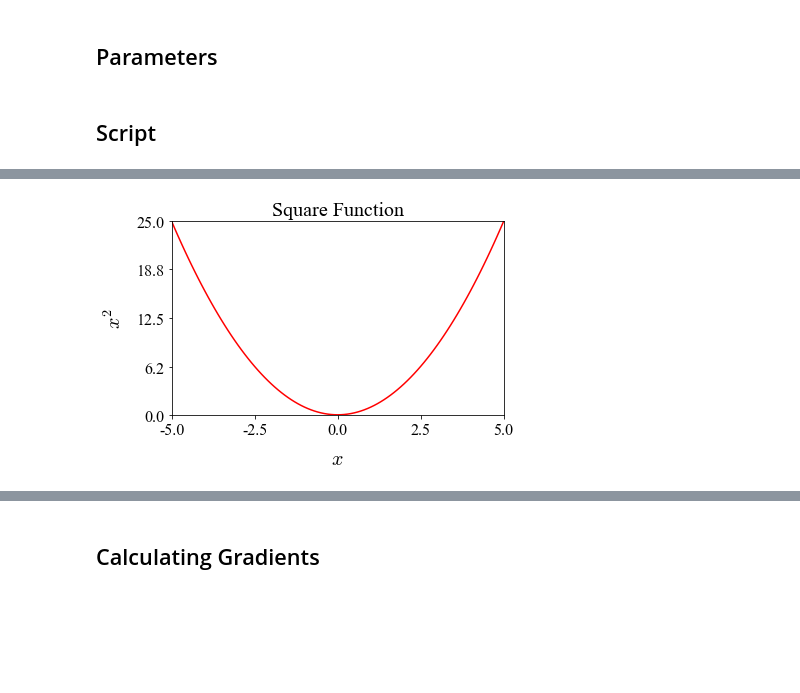
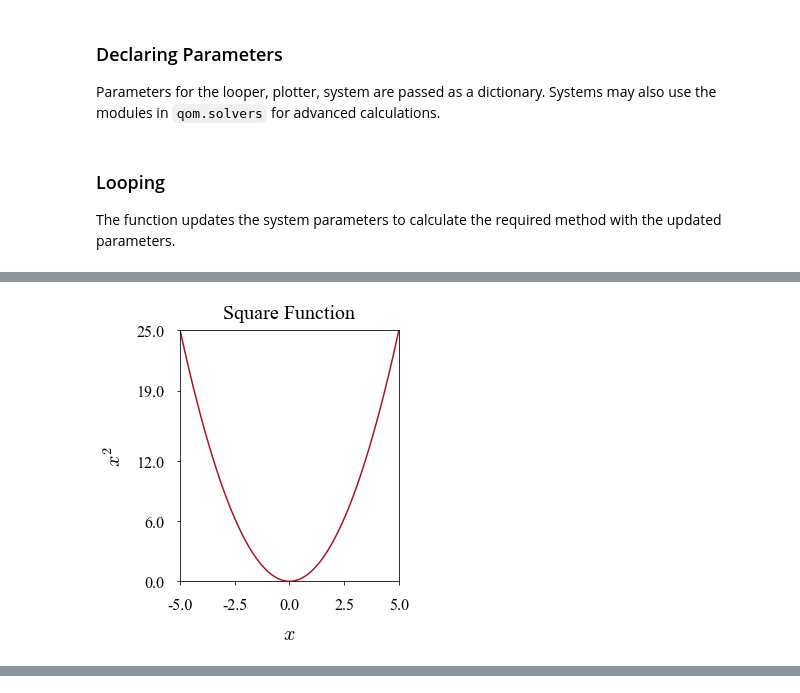
Before and after one commit to Sampreet/qom, a Jupyter notebook: examples/qom_loopers_XLooper.ipynb, the cells around one changed output, grey strips where cells are left out. Drawn from its saved outputs; the diff is of its cells as text; code cells hidden in the pictures; blank space fills up the shorter version.

```diff
--- a/examples/qom_loopers_XLooper.ipynb
+++ b/examples/qom_loopers_XLooper.ipynb
@@ -17,0 +56,3 @@ MainProcess              INFO    2021-01-06 12:26:40.102: (qom.ui.log) ---------
+# %%
+# gradient option
+results = looper.loop(grad=True, plot=True)
@@ -18,7 +68,6 @@ MainProcess              INFO    2021-01-06 12:26:40.102: (qom.ui.log) ---------
 # %%
-# demo class
 class System00:
-    """Class for the system.
+    """Demo class for the system.
 
     Parameters
     ----------
@@ -26,18 +75,19 @@ class System00:
         Parameters for the system.
     """
 
-    # template constructor
     def __init__(self, params):
         """Class constructor for System00."""
 
-        # update code, name and params
+        # set attributes
         self.code = 'sys_00'
         self.name = 'System 00'
-        self.params = params
+        # set parameters
+        self.params = {
+            'x': params.get('x', 0.0)
+        }
 
-    # demo property method
     def get_square(self):
-        """Method to obtain square value.
+        """Demo method to obtain squared value.
 
         Returns
         -------
@@ -46,6 +96,8 @@ class System00:
         """
 
         return self.params['x']**2
-# %% [markdown]
-## Parameters
+# %% [markdown]
+### Declaring Parameters
+
+Parameters for the looper, plotter, system are passed as a dictionary. Systems may also use the modules in `qom.solvers` for advanced calculations.
 # %%
@@ -78,14 +122,30 @@ params = {
     }
 }
-# %% [markdown]
-## Script
+# %% [markdown]
+### Looping
+
+The function updates the system parameters to calculate the required method with the updated parameters.
 # %%
 # initialize system
 system = System00(params['system'])
 
-# template for function to loop
+# function to loop
 def func(system_params, val, logger, results):
-    # update parameters
+    """Demo function for the looper.
+
+    Parameters
+    ----------
+    system_params : dict
+        Parameters of the system for each iteration.
+    val : float or complex
+        Particular value of the iteration.
+    logger : :class:`logging.Logger`
+        Module logger.
+    results : list
+        List of results with tuples of value and calculated output.
+    """
+
+    # update system parameters
     system.params = system_params
     # get result
     res = system.get_square()
@@ -94,5 +154,5 @@ def func(system_params, val, logger, results):
 
 # looper
 looper = XLooper(func, params)
-looper.loop()
+results = looper.loop()
 # %% [output]
@@ -101 +159 @@ MainProcess              INFO    2021-01-06 12:26:40.194: (qom.loopers.XLooper)
-[figure, old version]
+[figure, new version]
@@ -103,2 +159,0 @@ MainProcess              INFO    2021-01-06 12:26:40.533: (qom.loopers.XLooper)
-# %% [markdown]
-## Calculating Gradients
```
Also changed, not shown: parts of 15 cells of this notebook, 13 other files.
